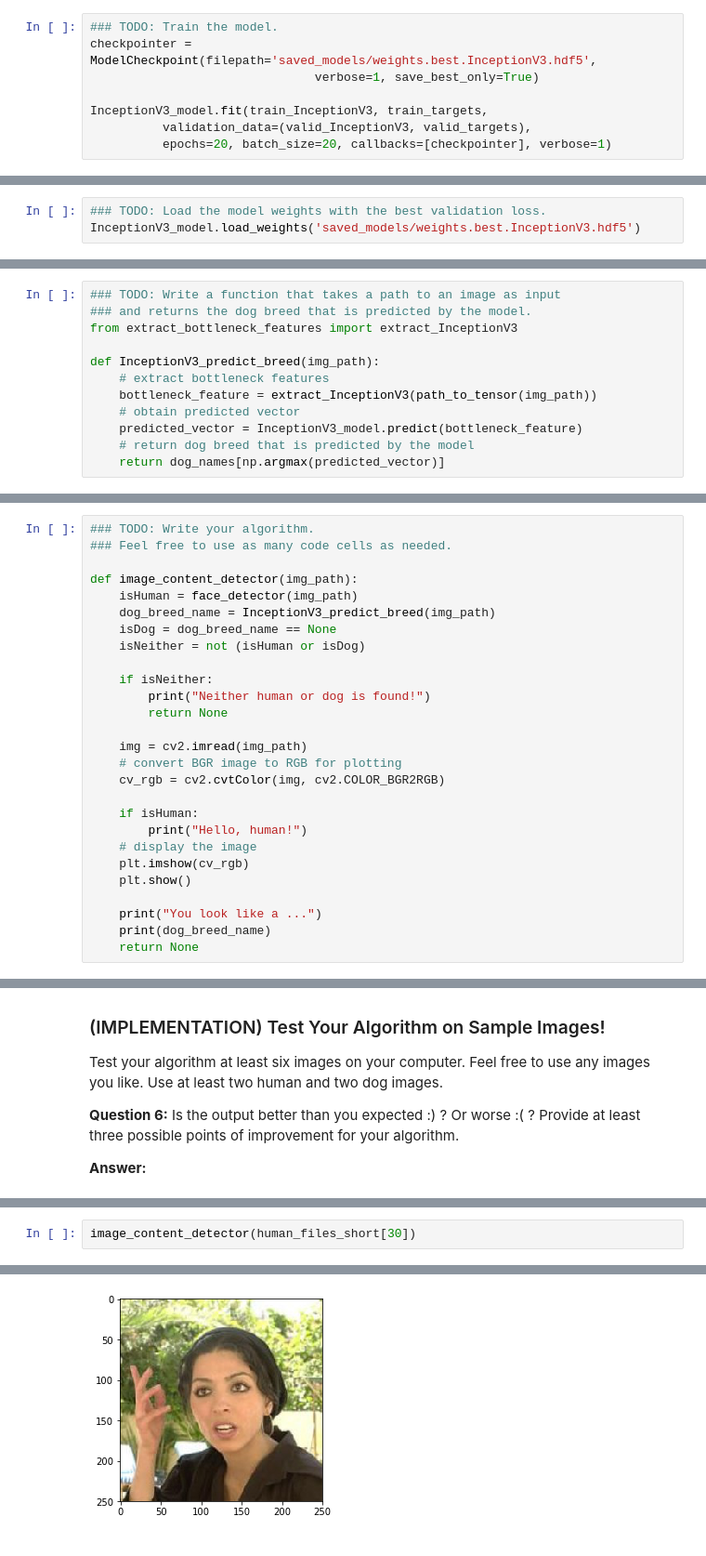
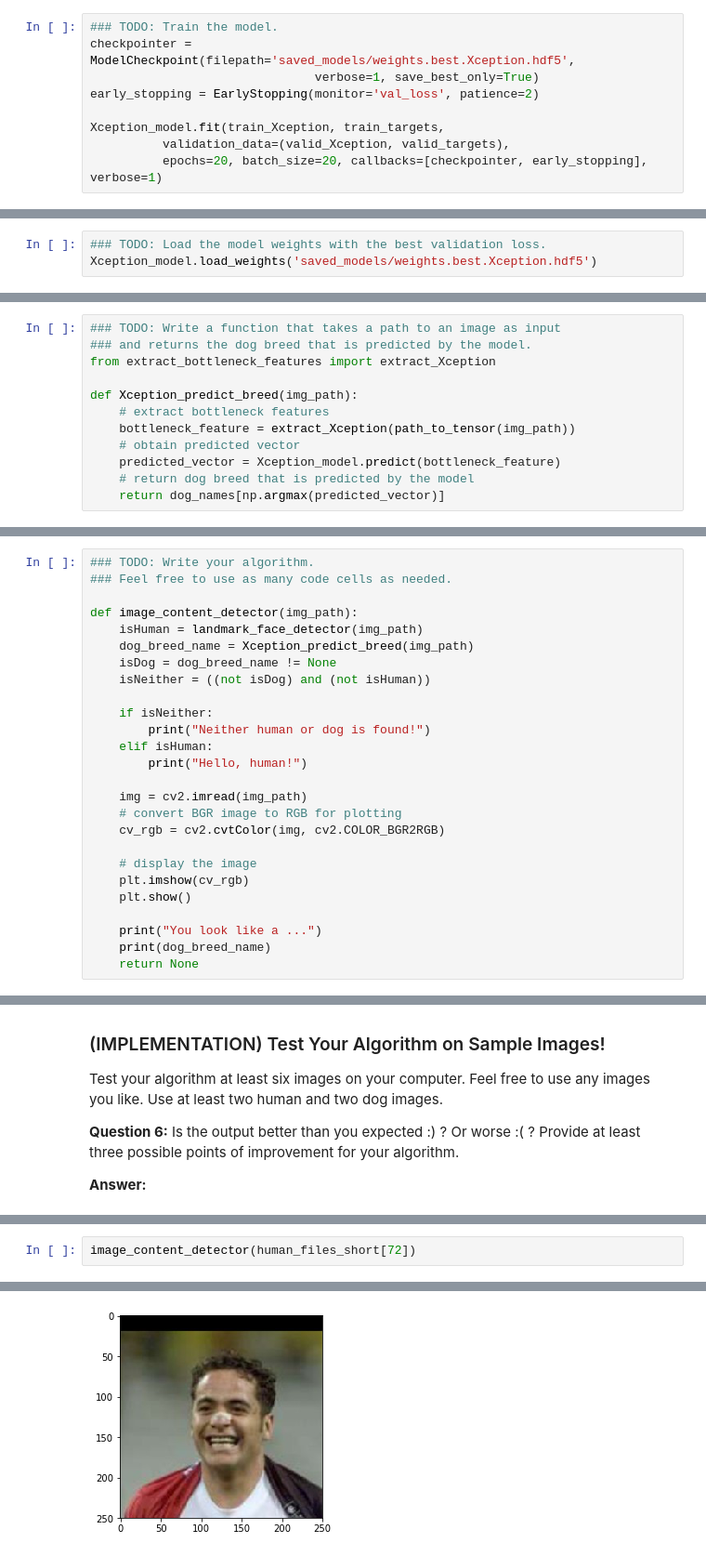
Before and after one commit to marcionicolau/personal_dl, a Jupyter notebook: dog-project/dog_app.ipynb, the cells around one changed output, grey strips where cells are left out. Shown at 93% size. Saved outputs shown, nothing was run; the diff lists cells and outputs as text.

```diff
--- a/dog-project/dog_app.ipynb
+++ b/dog-project/dog_app.ipynb
@@ -621,12 +713,13 @@ Train your model in the code cell below.  Use model checkpointing to save the mo
 You are welcome to [augment the training data](https://blog.keras.io/building-powerful-image-classification-models-using-very-little-data.html), but this is not a requirement.
 # %%
 ### TODO: Train the model.
-checkpointer = ModelCheckpoint(filepath='saved_models/weights.best.InceptionV3.hdf5',
+checkpointer = ModelCheckpoint(filepath='saved_models/weights.best.Xception.hdf5',
                                verbose=1, save_best_only=True)
+early_stopping = EarlyStopping(monitor='val_loss', patience=2)
 
-InceptionV3_model.fit(train_InceptionV3, train_targets,
-          validation_data=(valid_InceptionV3, valid_targets),
-          epochs=20, batch_size=20, callbacks=[checkpointer], verbose=1)
+Xception_model.fit(train_Xception, train_targets,
+          validation_data=(valid_Xception, valid_targets),
+          epochs=20, batch_size=20, callbacks=[checkpointer, early_stopping], verbose=1)
 # %% [output]
 Train on 6680 samples, validate on 835 samples
 Epoch 1/20
@@ -650,7 +739,7 @@ Epoch 20/20
 ### (IMPLEMENTATION) Load the Model with the Best Validation Loss
 # %%
 ### TODO: Load the model weights with the best validation loss.
-InceptionV3_model.load_weights('saved_models/weights.best.InceptionV3.hdf5')
+Xception_model.load_weights('saved_models/weights.best.Xception.hdf5')
 # %% [markdown]
 ### (IMPLEMENTATION) Test the Model
 
@@ -683,13 +772,13 @@ where `{network}`, in the above filename, should be one of `VGG19`, `Resnet50`,
 # %%
 ### TODO: Write a function that takes a path to an image as input
 ### and returns the dog breed that is predicted by the model.
-from extract_bottleneck_features import extract_InceptionV3
+from extract_bottleneck_features import extract_Xception
 
-def InceptionV3_predict_breed(img_path):
+def Xception_predict_breed(img_path):
     # extract bottleneck features
-    bottleneck_feature = extract_InceptionV3(path_to_tensor(img_path))
+    bottleneck_feature = extract_Xception(path_to_tensor(img_path))
     # obtain predicted vector
-    predicted_vector = InceptionV3_model.predict(bottleneck_feature)
+    predicted_vector = Xception_model.predict(bottleneck_feature)
     # return dog breed that is predicted by the model
     return dog_names[np.argmax(predicted_vector)]
 # %%
@@ -723,21 +813,20 @@ Some sample output for our algorithm is provided below, but feel free to design
 ### Feel free to use as many code cells as needed.
 
 def image_content_detector(img_path):
-    isHuman = face_detector(img_path)
-    dog_breed_name = InceptionV3_predict_breed(img_path)
-    isDog = dog_breed_name == None
-    isNeither = not (isHuman or isDog)
+    isHuman = landmark_face_detector(img_path)
+    dog_breed_name = Xception_predict_breed(img_path)
+    isDog = dog_breed_name != None
+    isNeither = ((not isDog) and (not isHuman))
 
     if isNeither:
         print("Neither human or dog is found!")
-        return None
+    elif isHuman:
+        print("Hello, human!")
 
     img = cv2.imread(img_path)
     # convert BGR image to RGB for plotting
     cv_rgb = cv2.cvtColor(img, cv2.COLOR_BGR2RGB)
 
-    if isHuman:
-        print("Hello, human!")
     # display the image
     plt.imshow(cv_rgb)
     plt.show()
@@ -770,6 +862,6 @@ Neither human or dog is found!
 # %%
-image_content_detector(human_files_short[30])
+image_content_detector(human_files_short[72])
 # %% [output]
 Hello, human!
-[figure, old version]
+[figure, new version]
 You look like a ...
```
Also changed, not shown: parts of 32 cells of this notebook, 7 other files.
